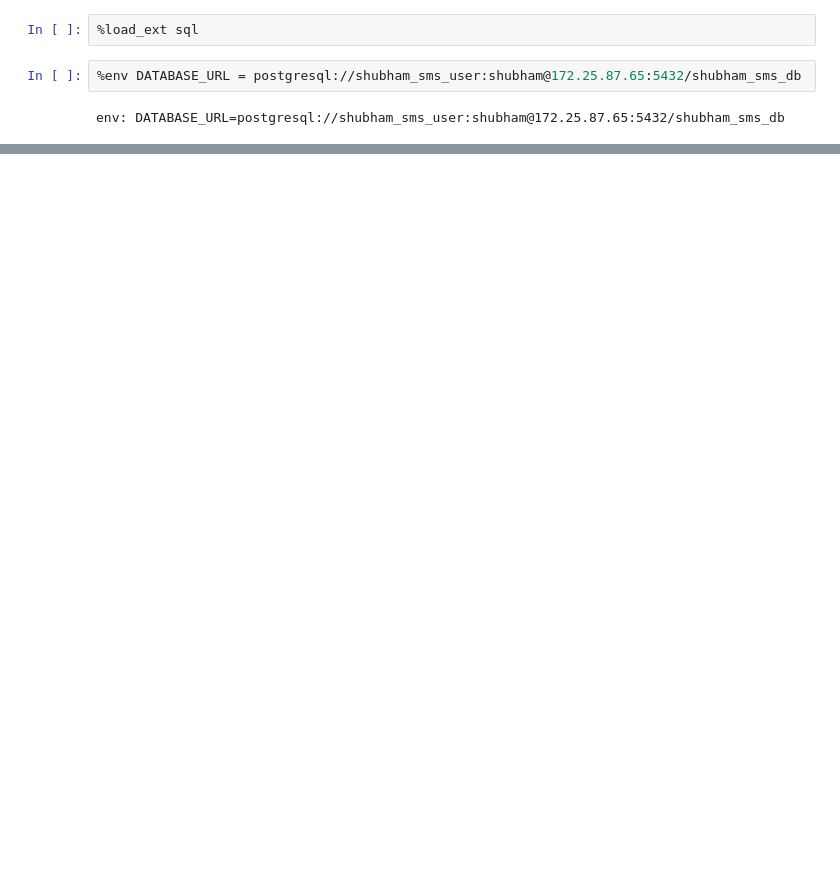
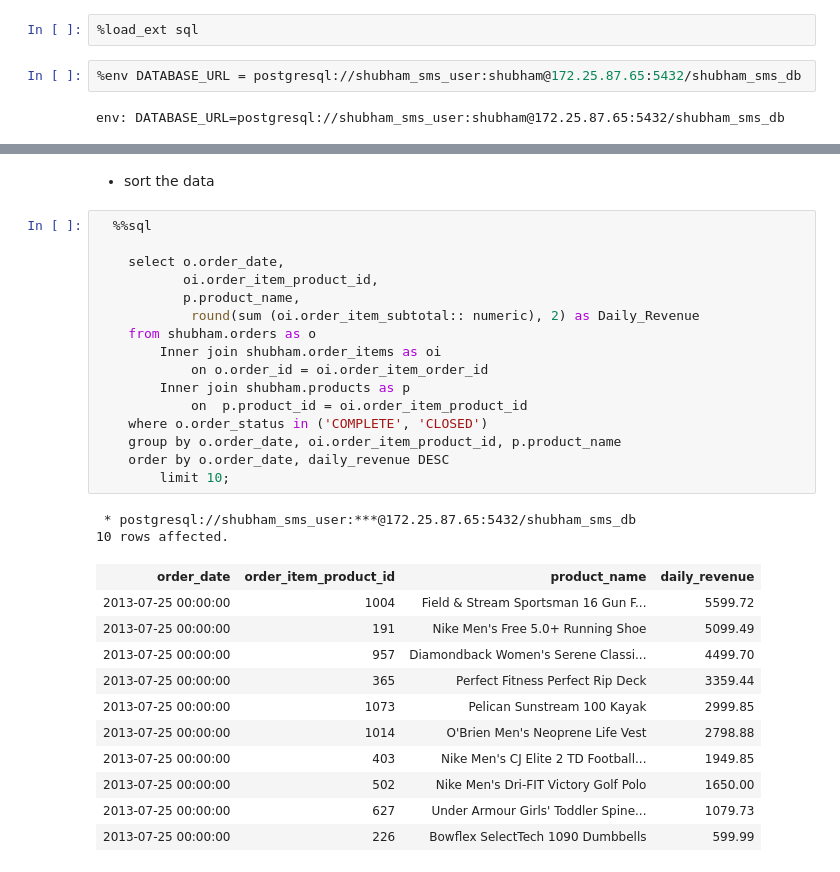
Before and after one commit to shubhammathur3110/Data-Engineering, a Jupyter notebook: material/Exercise/01 SQL Exercise/daily_product_revenue_solution.ipynb, the cells around one changed output, grey strips where cells are left out. Drawn from its saved outputs; the diff is of its cells as text; blank space fills up the shorter version.

```diff
--- a/material/Exercise/01 SQL Exercise/daily_product_revenue_solution.ipynb
+++ b/material/Exercise/01 SQL Exercise/daily_product_revenue_solution.ipynb
@@ -70,0 +99,32 @@ where table_catalog = 'shubham_sms_db'
+# %% [markdown]
+- sort the data
+# %%
+  %%sql
+
+    select o.order_date,
+           oi.order_item_product_id,
+           p.product_name,
+            round(sum (oi.order_item_subtotal:: numeric), 2) as Daily_Revenue
+    from shubham.orders as o
+        Inner join shubham.order_items as oi
+            on o.order_id = oi.order_item_order_id
+        Inner join shubham.products as p
+            on  p.product_id = oi.order_item_product_id
+    where o.order_status in ('COMPLETE', 'CLOSED')
+    group by o.order_date, oi.order_item_product_id, p.product_name
+    order by o.order_date, daily_revenue DESC
+        limit 10;
+# %% [output]
+ * postgresql://shubham_sms_user:***@172.25.87.65:5432/shubham_sms_db
+10 rows affected.
+| order_date | order_item_product_id | product_name | daily_revenue |
+| 2013-07-25 00:00:00 | 1004 | Field & Stream Sportsman 16 Gun F... | 5599.72 |
+| 2013-07-25 00:00:00 | 191 | Nike Men's Free 5.0+ Running Shoe | 5099.49 |
+| 2013-07-25 00:00:00 | 957 | Diamondback Women's Serene Classi... | 4499.70 |
+| 2013-07-25 00:00:00 | 365 | Perfect Fitness Perfect Rip Deck | 3359.44 |
+| 2013-07-25 00:00:00 | 1073 | Pelican Sunstream 100 Kayak | 2999.85 |
+| 2013-07-25 00:00:00 | 1014 | O'Brien Men's Neoprene Life Vest | 2798.88 |
+| 2013-07-25 00:00:00 | 403 | Nike Men's CJ Elite 2 TD Football... | 1949.85 |
+| 2013-07-25 00:00:00 | 502 | Nike Men's Dri-FIT Victory Golf Polo | 1650.00 |
+| 2013-07-25 00:00:00 | 627 | Under Armour Girls' Toddler Spine... | 1079.73 |
+| 2013-07-25 00:00:00 | 226 | Bowflex SelectTech 1090 Dumbbells | 599.99 |
```
Also changed, not shown: parts of 3 cells of this notebook, 1 other file.
